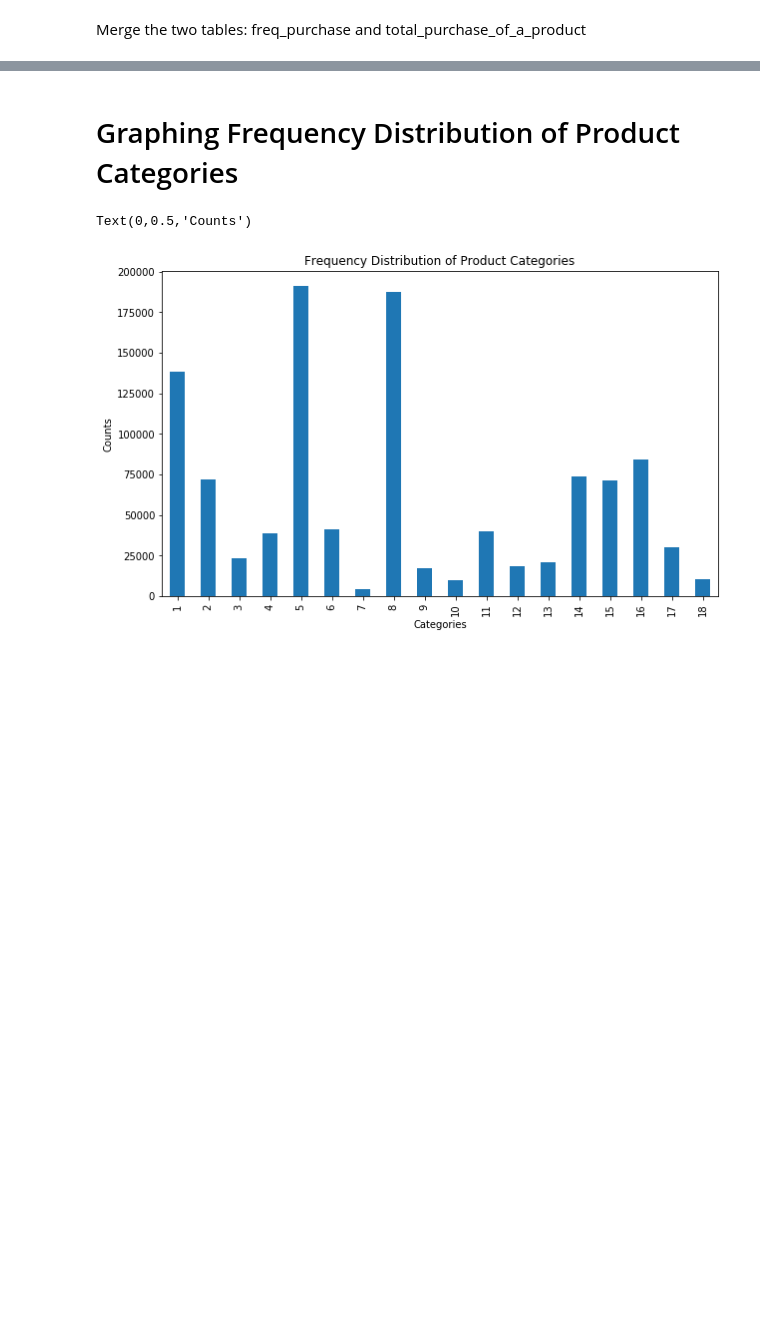
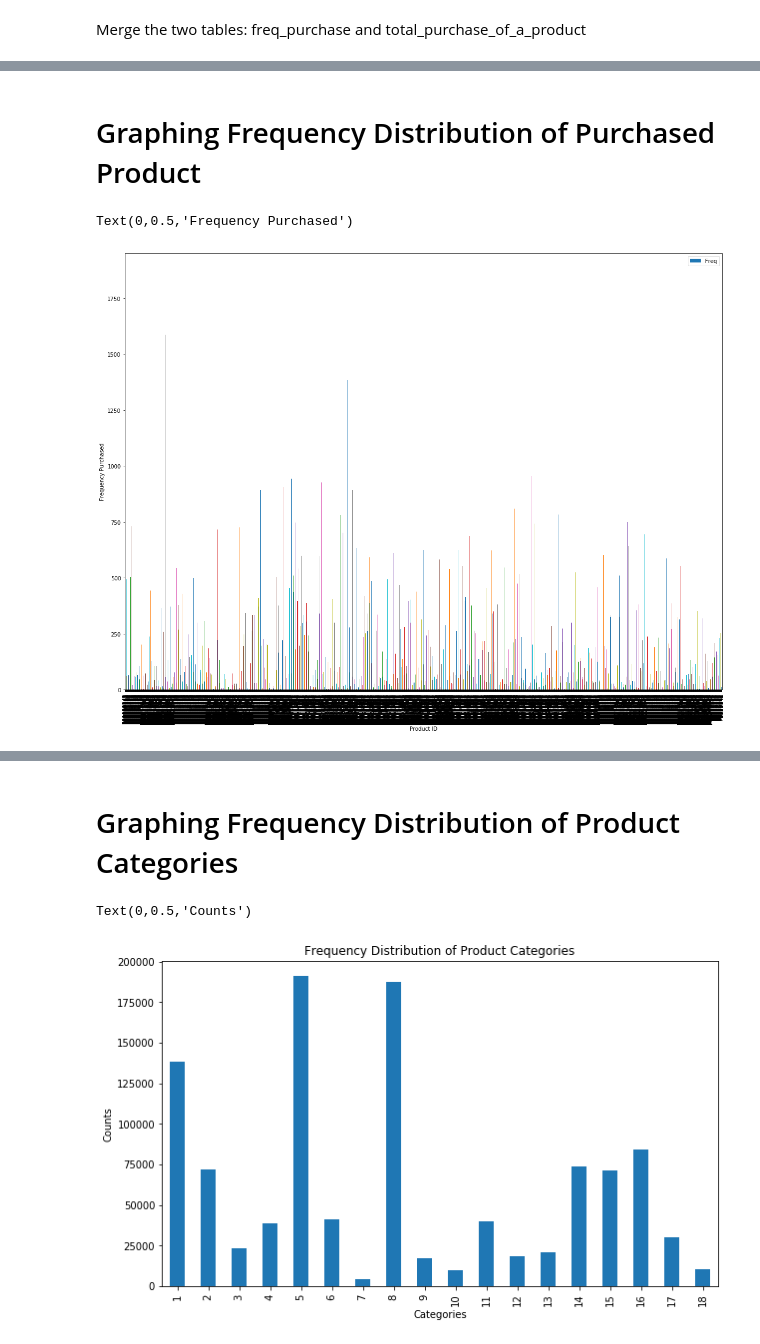
Before and after one commit to mtruon11/Black-Friday-Analysis, a Jupyter notebook: Black-Friday-Analysis.ipynb, the cells around one changed output, grey strips where cells are left out. Saved outputs shown, nothing was run; the diff lists cells and outputs as text; code cells hidden in the pictures; blank space fills up the shorter version.

```diff
--- a/Black-Friday-Analysis.ipynb
+++ b/Black-Friday-Analysis.ipynb
@@ -252,0 +254,10 @@ freq_purchase.head()
+# %% [markdown]
+# Graphing Frequency Distribution of Purchased Product
+# %%
+#Using bar plot to describe the frequency of a product is purchased.
+ax = freq_purchase.plot.bar(x='Product_ID', y='Freq', figsize=(20, 15))
+ax.set_xlabel("Product ID") #Label the x-axis
+ax.set_ylabel("Frequency Purchased") #label the y-axis
+# %% [output]
+Text(0,0.5,'Frequency Purchased')
+[figure, added]
```
Also changed, not shown: parts of 12 cells of this notebook.
